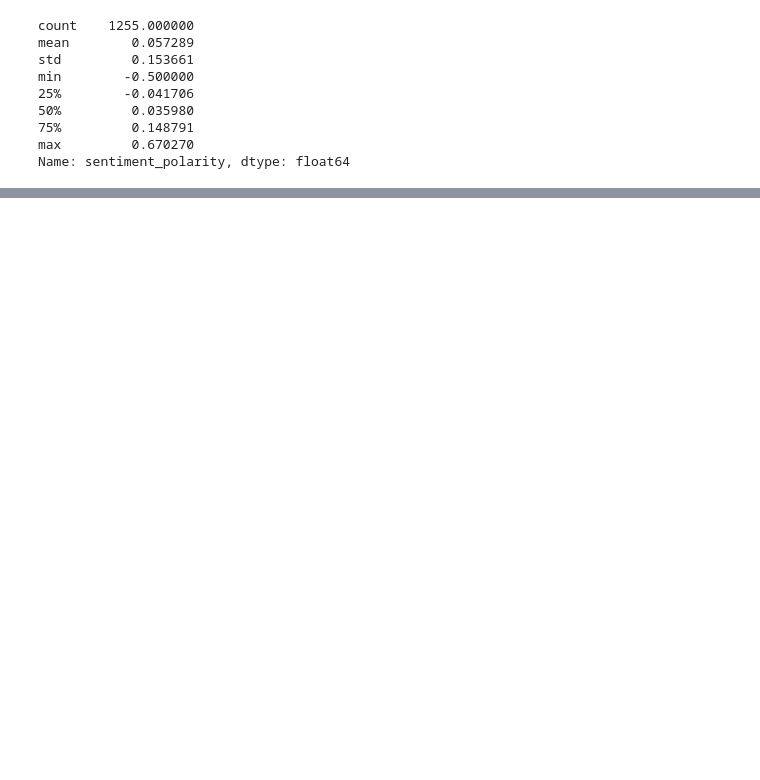
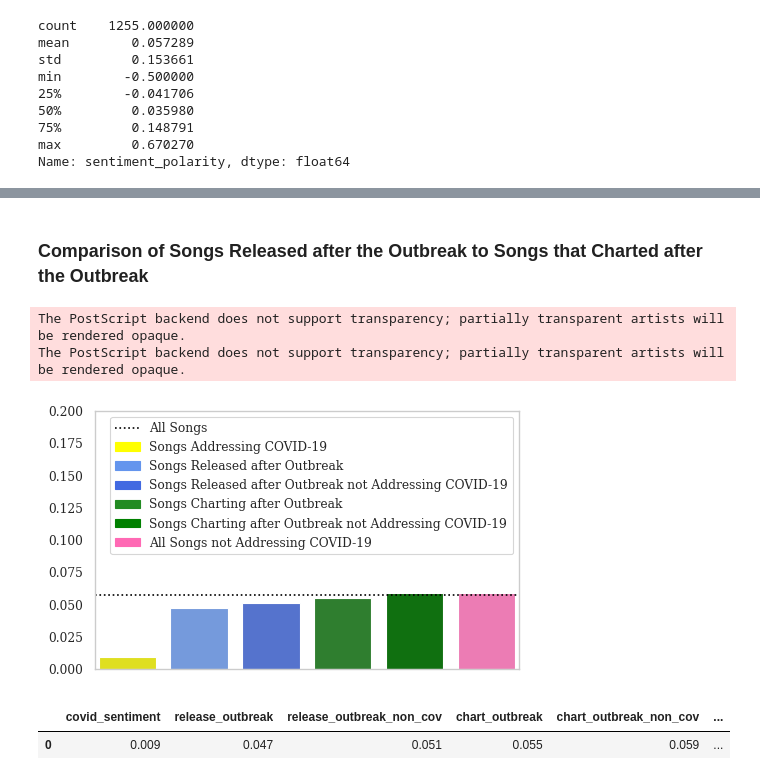
Before and after one commit to FelixSiegfriedRiedel/chart-lyrics-analysis, a Jupyter notebook: src/notebooks/sentiment.ipynb, the cells around one changed output, grey strips where cells are left out. Cells and saved outputs as stored; diff of their text form; code cells hidden in the pictures; blank space fills up the shorter version.

```diff
--- a/src/notebooks/sentiment.ipynb
+++ b/src/notebooks/sentiment.ipynb
@@ -139,10 +224,10 @@ bb_t100_sentiment.to_csv('../../data/sentiment/bb_t100_sentiment.csv')
 # %%
-merge_cols = ['sentiment_polarity', 'sentiment_subjectivity', 'lyrics_id']
+merge_cols = ['sentiment_polarity', 'sentiment_subjectivity', 'sentiment_polarity_v2', 'sentiment_subjectivity_v2', 'lyrics_id']
 covid_sentiment = covid_lyrics.merge(sentiment[merge_cols], how='left', left_on='lyrics_id', right_on='lyrics_id',
                                      copy=False)
 covid_sentiment = covid_sentiment[
     ['billboard_id', 'lyrics_id', 'artist', 'song', 'genius_id', 'lyrics', 'url', 'first_appearance', 'release_date',
-     'sentiment_polarity', 'sentiment_subjectivity']]
+     'sentiment_polarity', 'sentiment_subjectivity', 'sentiment_polarity_v2', 'sentiment_subjectivity_v2']]
 
 covid_sentiment.to_csv('../../data/sentiment/covid_sentiment.csv')
 covid_sentiment.to_excel('../../data/sentiment/covid_sentiment.xlsx')
@@ -172,0 +347,2 @@ Name: sentiment_polarity, dtype: float64
+# %% [markdown]
+### Comparison of Songs Released after the Outbreak to Songs that Charted after the Outbreak
@@ -172,0 +351,60 @@ Name: sentiment_polarity, dtype: float64
+# %%
+release_outbreak = sentiment.loc[sentiment['release_date'] >= '2020-03-01']
+release_outbreak_non_cov = pd.concat([release_outbreak, covid_sentiment]).drop_duplicates(keep=False)
+chart_outbreak = sentiment.loc[sentiment['first_appearance'] >= '2020-03-01']
+chart_outbreak_non_cov = pd.concat([chart_outbreak, covid_sentiment]).drop_duplicates(keep=False)
+all_non_cov = pd.concat([sentiment, covid_sentiment]).drop_duplicates(keep=False)
+# %%
+import matplotlib.patches as mpatches
+
+sent_barplot_dt = pd.DataFrame(
+    {
+        'covid_sentiment' : [covid_sentiment['sentiment_polarity'].mean()],
+        'release_outbreak' : [release_outbreak['sentiment_polarity'].mean()],
+        'release_outbreak_non_cov' : [release_outbreak_non_cov['sentiment_polarity'].mean()],
+        'chart_outbreak' : [chart_outbreak['sentiment_polarity'].mean()],
+        'chart_outbreak_non_cov' : [chart_outbreak_non_cov['sentiment_polarity'].mean()],
+        'all_non_cov' : [all_non_cov['sentiment_polarity'].mean()]
+    }
+)
+
+col = ['yellow', 'cornflowerblue', 'royalblue', 'forestgreen', 'green', 'hotpink']
+
+plt.figure(figsize=(5, 3))
+sns.barplot(data=sent_barplot_dt, palette=col)
+
+
+plt.tick_params(
+    axis='x',          # changes apply to the x-axis
+    which='both',      # both major and minor ticks are affected
+    bottom=False,      # ticks along the bottom edge are off
+    top=False,         # ticks along the top edge are off
+    labelbottom=False)
+
+line = plt.axhline(sentiment['sentiment_polarity'].mean(), linestyle='dotted', color='black', label='All Songs')
+covid_sentiment_patch = mpatches.Patch(color='yellow', label='Songs Addressing COVID-19')
+release_outbreak_patch = mpatches.Patch(color='cornflowerblue', label='Songs Released after Outbreak')
+release_outbreak_non_cov_patch = mpatches.Patch(color='royalblue', label='Songs Released after Outbreak not Addressing COVID-19')
+chart_outbreak_patch = mpatches.Patch(color='forestgreen', label='Songs Charting after Outbreak')
+chart_outbreak_non_cov_patch = mpatches.Patch(color='green', label='Songs Charting after Outbreak not Addressing COVID-19')
+all_non_cov_patch = mpatches.Patch(color='hotpink', label='All Songs not Addressing COVID-19')
+
+
+plt.ylim(0, 0.2)
+plt.legend(handles=[line, covid_sentiment_patch, release_outbreak_patch, release_outbreak_non_cov_patch, chart_outbreak_patch, chart_outbreak_non_cov_patch, all_non_cov_patch])
+plt.margins(x=0.01,tight=True)
+plt.tight_layout()
+
+plt.savefig('../../data/output/figures/sentiment_bars.eps')
+plt.show()
+plt.close()
+# %% [output]
+The PostScript backend does not support transparency; partially transparent artists will be rendered opaque.
+The PostScript backend does not support transparency; partially transparent artists will be rendered opaque.
+[figure, added]
+# %%
+sent_barplot_dt['all'] = sentiment['sentiment_polarity'].mean()
+sent_barplot_dt.round(3)
+# %% [output]
+|  | covid_sentiment | release_outbreak | release_outbreak_non_cov | chart_outbreak | chart_outbreak_non_cov | ... |
+| 0 | 0.009 | 0.047 | 0.051 | 0.055 | 0.059 | ... |
```
Also changed, not shown: parts of 38 cells of this notebook, 5 other files.
